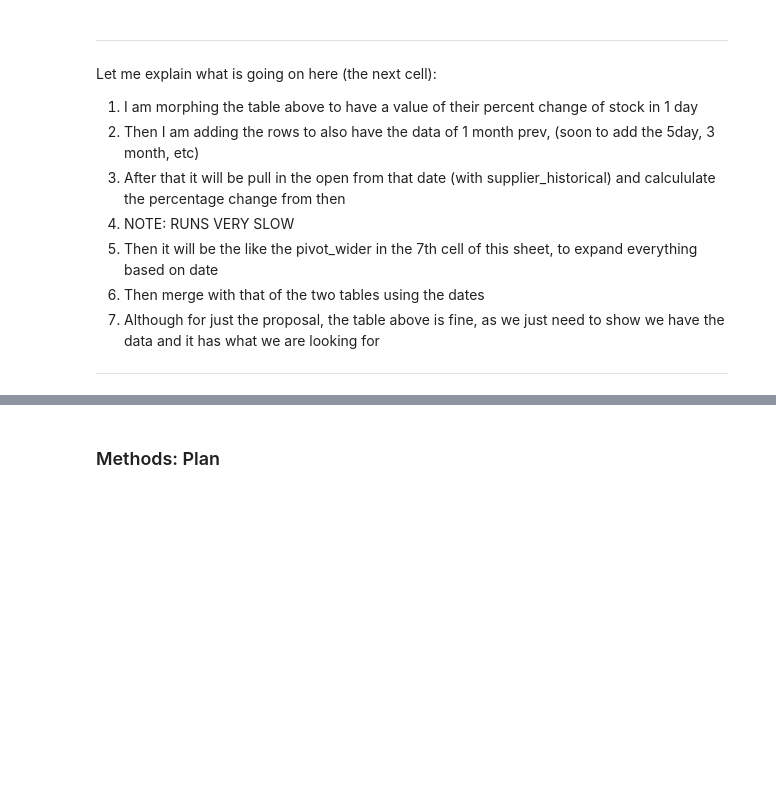
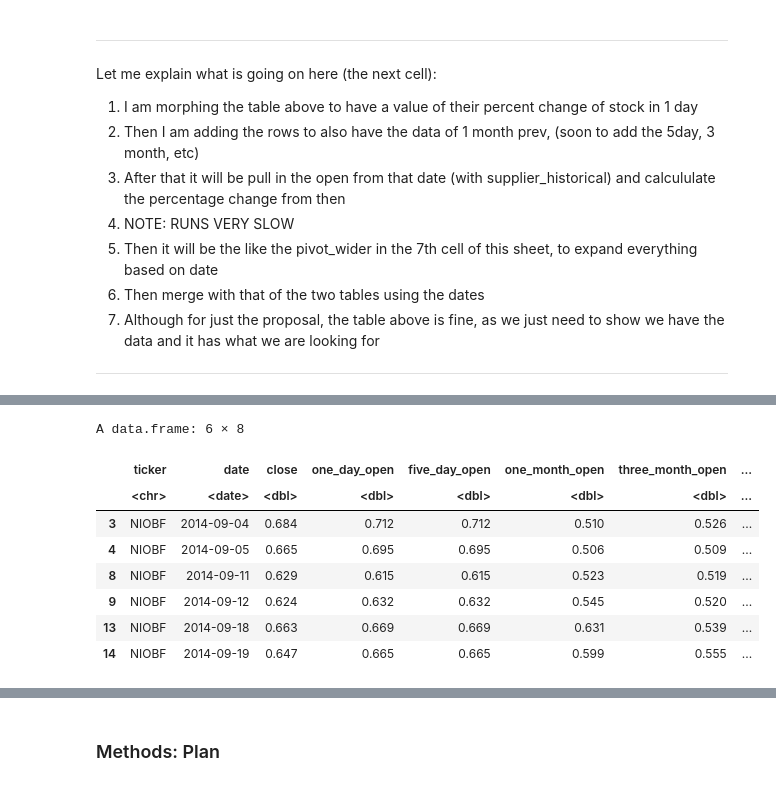
Before and after one commit to nkoda/STAT301, a Jupyter notebook: project_proposal.ipynb, the cells around one changed output, grey strips where cells are left out. Cells and saved outputs as stored; diff of their text form; code cells hidden in the pictures; blank space fills up the shorter version.

```diff
--- a/project_proposal.ipynb
+++ b/project_proposal.ipynb
@@ -484 +477,46 @@ A data.frame: 6 × 7
+# %%
+supplier_index_tidy_open <- na.omit(supplier_index_tidy)
+supplier_index_tidy_open <- mutate(supplier_index_tidy_open, five_day_open = 0, one_month_open = 0, three_month_open = 0, one_year_open = 0)
+#supplier_historical_index <- na.omit(supplier_historical_index)
+# %%
+#Changes all the values from dates to the open value on that day
+for (i in 1:length(supplier_index_tidy$date)) {
+    a <- supplier_historical_index[which(
+                supplier_historical_index$date == supplier_index_tidy_open$five_day[i] &
+                supplier_historical_index$ticker == supplier_index_tidy_open$ticker[i]),]$open
+    supplier_index_tidy_open$five_day_open[i] <- ifelse(length(a) == 0, NA, a)
+
+    a <- supplier_historical_index[which(
+                supplier_historical_index$date == supplier_index_tidy_open$one_month[i] &
+                supplier_historical_index$ticker == supplier_index_tidy_open$ticker[i]),]$open
+    supplier_index_tidy_open$one_month_open[i] <- ifelse(length(a) == 0, NA, a)
+
+    a <- supplier_historical_index[which(
+                supplier_historical_index$date == supplier_index_tidy_open$three_month[i] &
+                supplier_historical_index$ticker == supplier_index_tidy_open$ticker[i]),]$open
+    supplier_index_tidy_open$three_month_open[i] <- ifelse(length(a) == 0, NA, a)
+
+    a <- supplier_historical_index[which(
+                supplier_historical_index$date == supplier_index_tidy_open$one_year[i] &
+                supplier_historical_index$ticker == supplier_index_tidy_open$ticker[i]),]$open
+    supplier_index_tidy_open$one_year_open[i] <- ifelse(length(a) == 0, NA, a)
+}
+# %%
+supplier_index_tidy_open_ <- mutate(supplier_index_tidy_open, one_day_open = open) %>%
+                            select(ticker, date, close, one_day_open, five_day_open, one_month_open, three_month_open, one_year_open)
+
+supplier_index_tidy_open_[supplier_index_tidy_open_==0] <- NA
+supplier_index_tidy_open_ <- na.omit(supplier_index_tidy_open_)
+
+head(supplier_index_tidy_open_)
+# %% [output]
+A data.frame: 6 × 8
+|  | ticker | date | close | one_day_open | five_day_open | one_month_open | three_month_open | ... |
+|  | <chr> | <date> | <dbl> | <dbl> | <dbl> | <dbl> | <dbl> | ... |
+| 3 | NIOBF | 2014-09-04 | 0.684 | 0.712 | 0.712 | 0.510 | 0.526 | ... |
+| 4 | NIOBF | 2014-09-05 | 0.665 | 0.695 | 0.695 | 0.506 | 0.509 | ... |
+| 8 | NIOBF | 2014-09-11 | 0.629 | 0.615 | 0.615 | 0.523 | 0.519 | ... |
+| 9 | NIOBF | 2014-09-12 | 0.624 | 0.632 | 0.632 | 0.545 | 0.520 | ... |
+| 13 | NIOBF | 2014-09-18 | 0.663 | 0.669 | 0.669 | 0.631 | 0.539 | ... |
+| 14 | NIOBF | 2014-09-19 | 0.647 | 0.665 | 0.665 | 0.599 | 0.555 | ... |
 # %%
```
Also changed, not shown: parts of 9 cells of this notebook.
